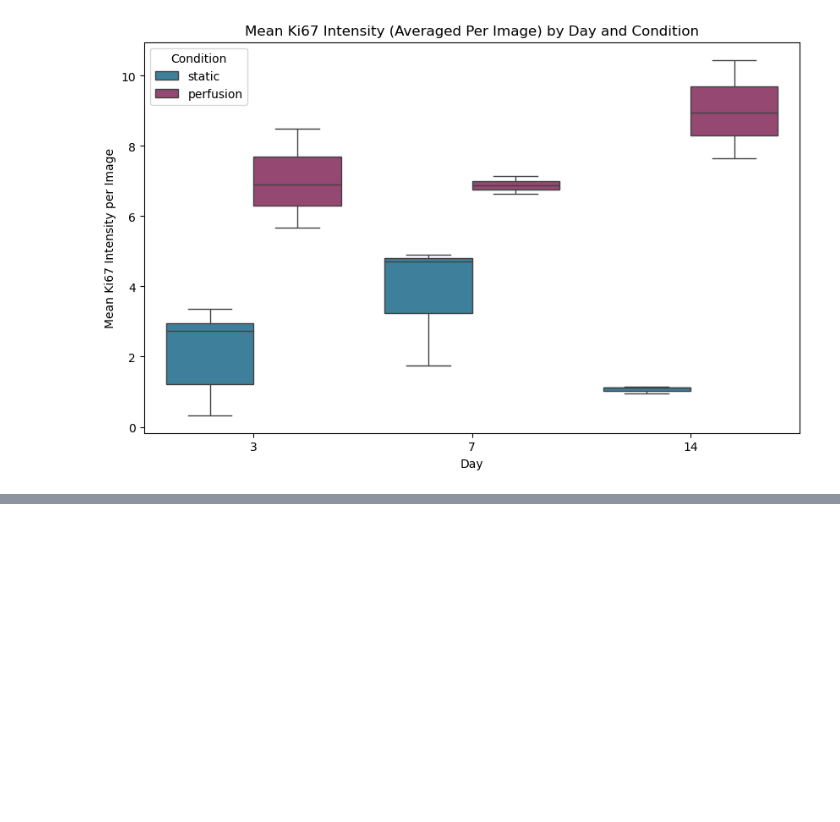
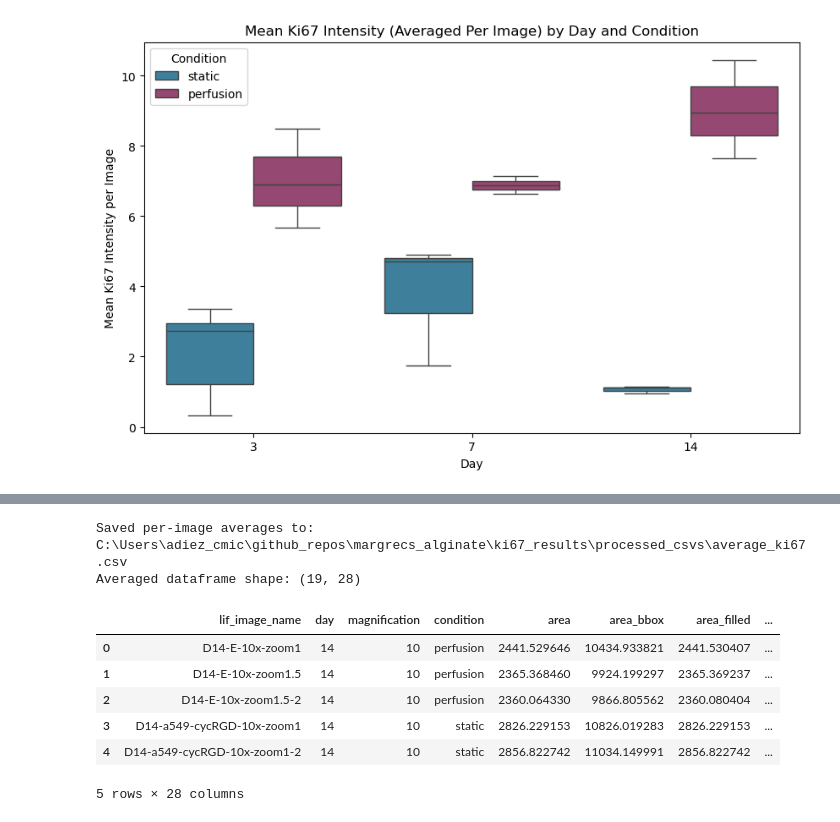
Before and after one commit to adiezsanchez/margrecs_alginate, a Jupyter notebook: notebooks/2_Ki67_data_analysis.ipynb, the cells around one changed output, grey strips where cells are left out. Drawn from its saved outputs; the diff is of its cells as text; code cells hidden in the pictures; blank space fills up the shorter version.

Commit message:
feat: add aggregated dataframe (average)

```diff
--- a/notebooks/2_Ki67_data_analysis.ipynb
+++ b/notebooks/2_Ki67_data_analysis.ipynb
@@ -324,0 +326,37 @@ plt.show()
+# %%
+# Per-image averages of numeric features (exclude object labels and centroid coordinates)
+numeric_cols = [
+    col
+    for col in merged_df.select_dtypes(include="number").columns
+    if col not in {"label", "day", "magnification"} and "centroid" not in col.lower()
+]
+
+avg_df = merged_df.groupby("lif_image_name", as_index=False).agg(
+    {
+        **{col: "mean" for col in numeric_cols},
+        "day": "first",
+        "magnification": "first",
+        "condition": "first",
+    }
+)
+
+front_cols = ["lif_image_name", "day", "magnification", "condition"]
+other_cols = [col for col in avg_df.columns if col not in front_cols]
+avg_df = avg_df[front_cols + other_cols]
+
+avg_output_file = output_dir / "average_ki67.csv"
+avg_df.to_csv(avg_output_file, index=False)
+
+print(f"Saved per-image averages to: {avg_output_file}")
+print(f"Averaged dataframe shape: {avg_df.shape}")
+avg_df.head()
+# %% [output]
+Saved per-image averages to: C:\Users\adiez_cmic\github_repos\margrecs_alginate\ki67_results\processed_csvs\average_ki67.csv
+Averaged dataframe shape: (19, 28)
+|  | lif_image_name | day | magnification | condition | area | area_bbox | area_filled | ... |
+| 0 | D14-E-10x-zoom1 | 14 | 10 | perfusion | 2441.529646 | 10434.933821 | 2441.530407 | ... |
+| 1 | D14-E-10x-zoom1.5 | 14 | 10 | perfusion | 2365.368460 | 9924.199297 | 2365.369237 | ... |
+| 2 | D14-E-10x-zoom1.5-2 | 14 | 10 | perfusion | 2360.064330 | 9866.805562 | 2360.080404 | ... |
+| 3 | D14-a549-cycRGD-10x-zoom1 | 14 | 10 | static | 2826.229153 | 10826.019283 | 2826.229153 | ... |
+| 4 | D14-a549-cycRGD-10x-zoom1-2 | 14 | 10 | static | 2856.822742 | 11034.149991 | 2856.822742 | ... |
+5 rows × 28 columns
```
Also changed, not shown: parts of 5 cells of this notebook.
